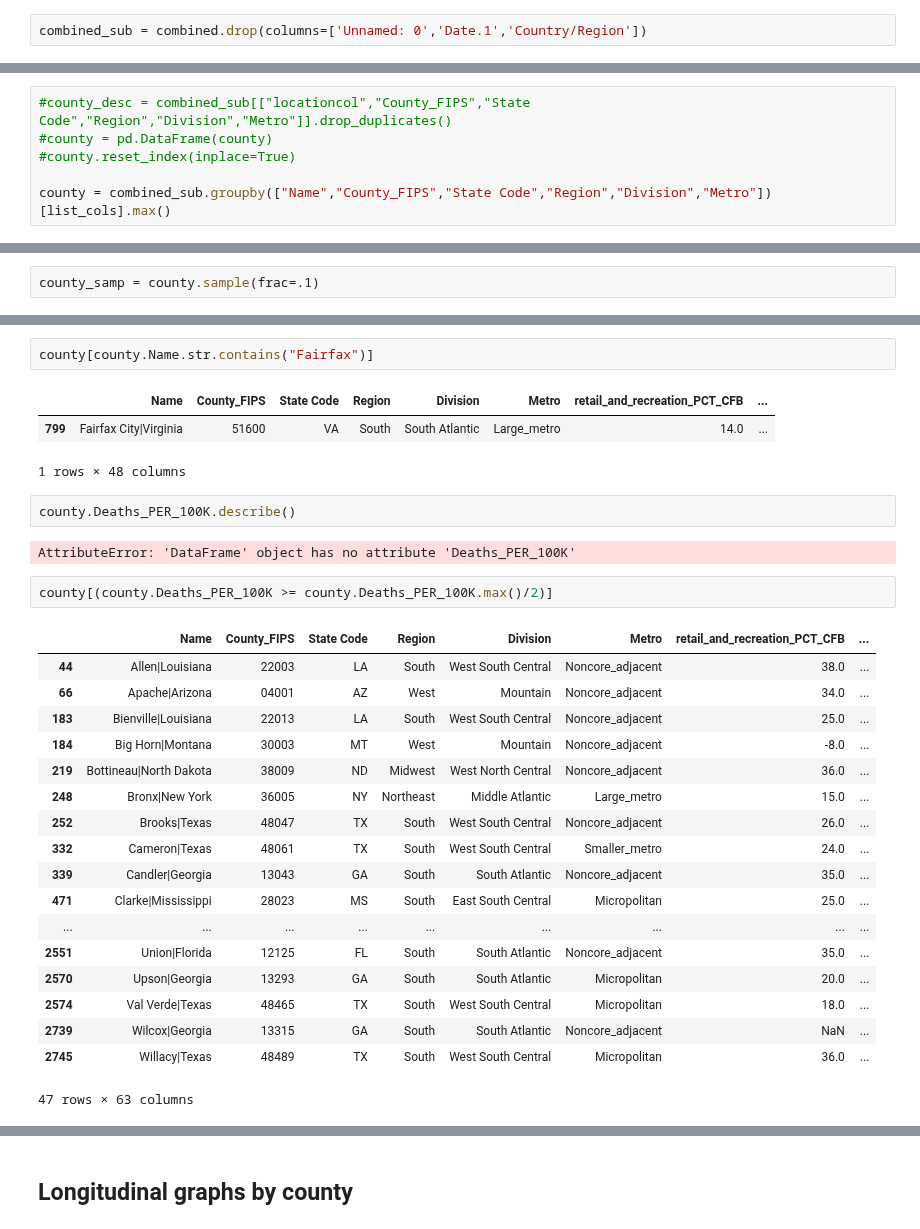
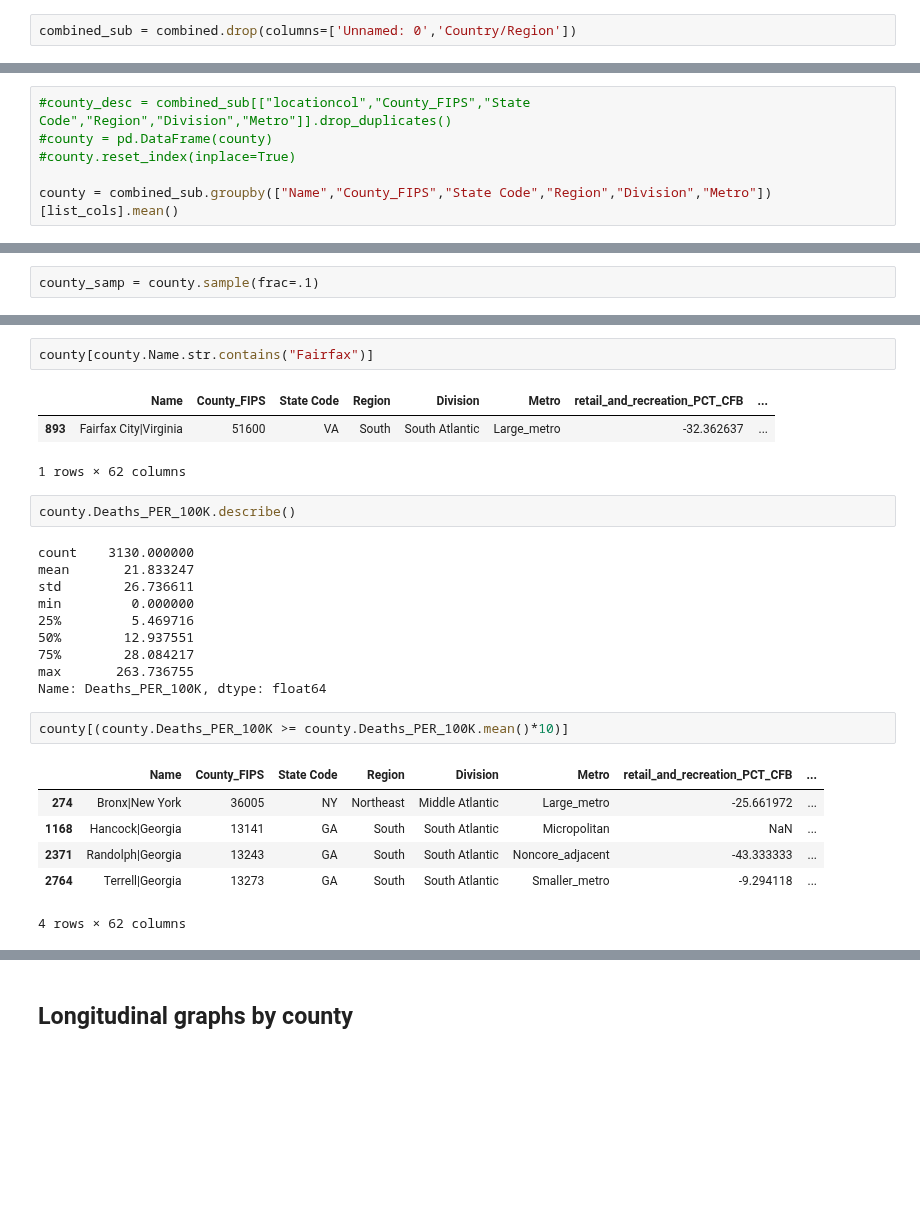
Before and after one commit to pballent/hia-covid, a Jupyter notebook: hia_covid_python_exploration/Combined_Data_Exploration.ipynb, the cells around one changed output, grey strips where cells are left out. Cells and saved outputs as stored; diff of their text form; blank space fills up the shorter version.

```diff
--- a/hia_covid_python_exploration/Combined_Data_Exploration.ipynb
+++ b/hia_covid_python_exploration/Combined_Data_Exploration.ipynb
@@ -19,7 +56,7 @@ Name: Deaths, dtype: int64
 # %%
 combined['Date'] = combined['Date'].astype("datetime64")
 # %%
-combined_sub = combined.drop(columns=['Unnamed: 0','Date.1','Country/Region'])
+combined_sub = combined.drop(columns=['Unnamed: 0','Country/Region'])
 # %%
 combined_sub.Name.isna().value_counts()
 # %% [output]
@@ -70,7 +107,7 @@ list_cols
 #county = pd.DataFrame(county)
 #county.reset_index(inplace=True)
 
-county = combined_sub.groupby(["Name","County_FIPS","State Code","Region","Division","Metro"])[list_cols].max()
+county = combined_sub.groupby(["Name","County_FIPS","State Code","Region","Division","Metro"])[list_cols].mean()
 # %%
 county.reset_index(inplace=True)
 # %%
@@ -91,33 +128,29 @@ Name: PCT_Hisp_ACS, dtype: float64
 county[county.Name.str.contains("Fairfax")]
 # %% [output]
 |  | Name | County_FIPS | State Code | Region | Division | Metro | retail_and_recreation_PCT_CFB | ... |
-| 799 | Fairfax City|Virginia | 51600 | VA | South | South Atlantic | Large_metro | 14.0 | ... |
+| 893 | Fairfax City|Virginia | 51600 | VA | South | South Atlantic | Large_metro | -32.362637 | ... |
-1 rows × 48 columns
+1 rows × 62 columns
 # %%
 county.Deaths_PER_100K.describe()
 # %% [output]
-AttributeError: 'DataFrame' object has no attribute 'Deaths_PER_100K'
+count    3130.000000
+mean       21.833247
+std        26.736611
+min         0.000000
+25%         5.469716
+50%        12.937551
+75%        28.084217
+max       263.736755
+Name: Deaths_PER_100K, dtype: float64
 # %%
-county[(county.Deaths_PER_100K >= county.Deaths_PER_100K.max()/2)]
+county[(county.Deaths_PER_100K >= county.Deaths_PER_100K.mean()*10)]
 # %% [output]
 |  | Name | County_FIPS | State Code | Region | Division | Metro | retail_and_recreation_PCT_CFB | ... |
-| 44 | Allen|Louisiana | 22003 | LA | South | West South Central | Noncore_adjacent | 38.0 | ... |
-| 66 | Apache|Arizona | 04001 | AZ | West | Mountain | Noncore_adjacent | 34.0 | ... |
-| 183 | Bienville|Louisiana | 22013 | LA | South | West South Central | Noncore_adjacent | 25.0 | ... |
-| 184 | Big Horn|Montana | 30003 | MT | West | Mountain | Noncore_adjacent | -8.0 | ... |
-| 219 | Bottineau|North Dakota | 38009 | ND | Midwest | West North Central | Noncore_adjacent | 36.0 | ... |
-| 248 | Bronx|New York | 36005 | NY | Northeast | Middle Atlantic | Large_metro | 15.0 | ... |
-| 252 | Brooks|Texas | 48047 | TX | South | West South Central | Noncore_adjacent | 26.0 | ... |
-| 332 | Cameron|Texas | 48061 | TX | South | West South Central | Smaller_metro | 24.0 | ... |
-| 339 | Candler|Georgia | 13043 | GA | South | South Atlantic | Noncore_adjacent | 35.0 | ... |
-| 471 | Clarke|Mississippi | 28023 | MS | South | East South Central | Micropolitan | 25.0 | ... |
-| ... | ... | ... | ... | ... | ... | ... | ... | ... |
-| 2551 | Union|Florida | 12125 | FL | South | South Atlantic | Noncore_adjacent | 35.0 | ... |
-| 2570 | Upson|Georgia | 13293 | GA | South | South Atlantic | Micropolitan | 20.0 | ... |
-| 2574 | Val Verde|Texas | 48465 | TX | South | West South Central | Micropolitan | 18.0 | ... |
-| 2739 | Wilcox|Georgia | 13315 | GA | South | South Atlantic | Noncore_adjacent | NaN | ... |
-| 2745 | Willacy|Texas | 48489 | TX | South | West South Central | Micropolitan | 36.0 | ... |
+| 274 | Bronx|New York | 36005 | NY | Northeast | Middle Atlantic | Large_metro | -25.661972 | ... |
+| 1168 | Hancock|Georgia | 13141 | GA | South | South Atlantic | Micropolitan | NaN | ... |
+| 2371 | Randolph|Georgia | 13243 | GA | South | South Atlantic | Noncore_adjacent | -43.333333 | ... |
+| 2764 | Terrell|Georgia | 13273 | GA | South | South Atlantic | Smaller_metro | -9.294118 | ... |
-47 rows × 63 columns
+4 rows × 62 columns
 # %%
 county[county.Metro.isna() == True]
 # %% [output]
```
Also changed, not shown: parts of 22 cells of this notebook, 1 other file.
